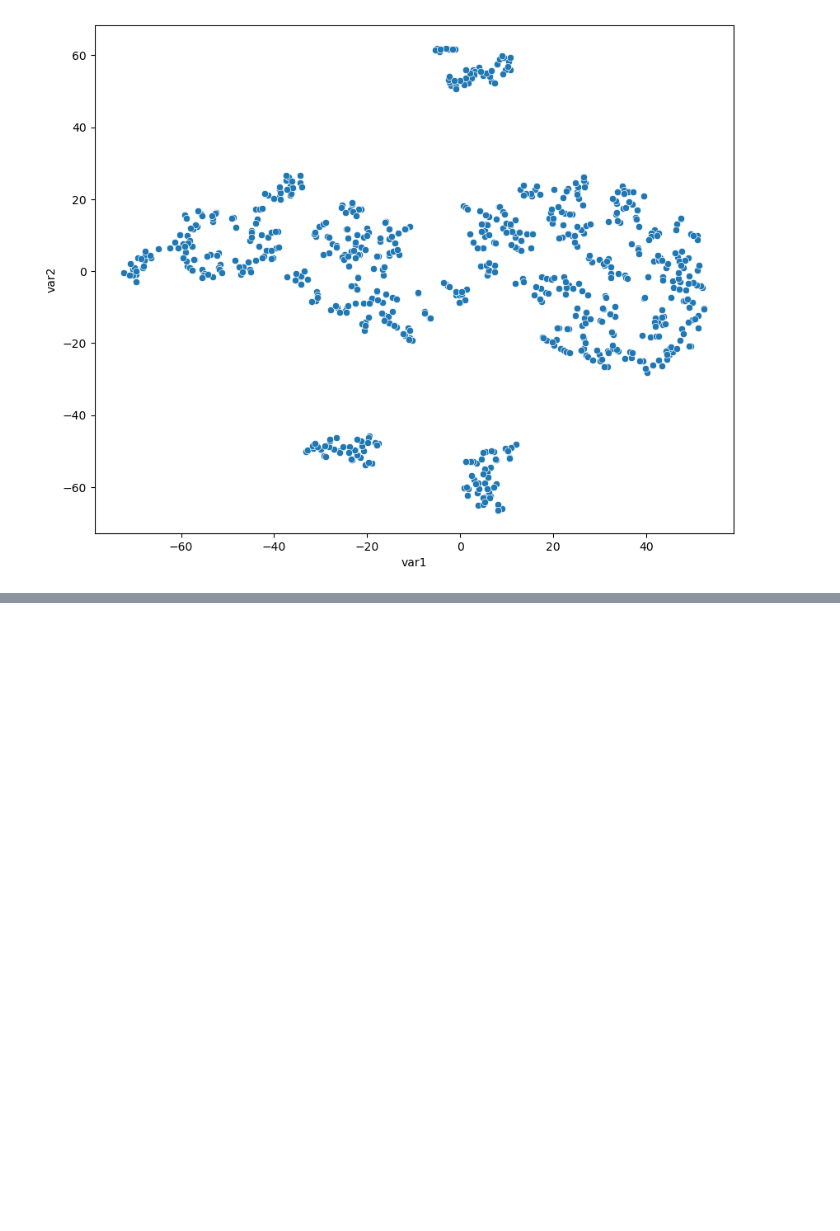
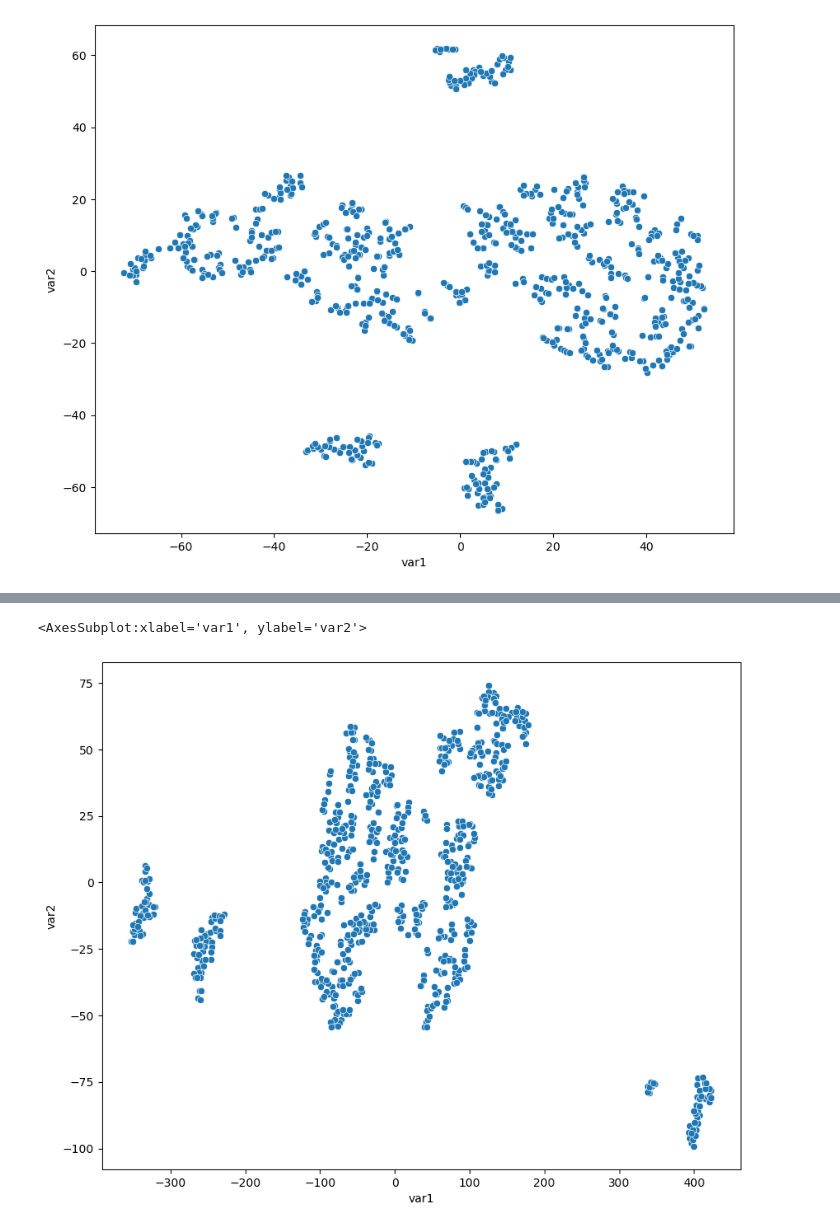
Before and after one commit to tirtharajdash/t-SNE-GenEx-Tutorial, a Jupyter notebook: t-SNE-GenEx.ipynb, the cells around one changed output, grey strips where cells are left out. Cells and saved outputs as stored; diff of their text form; code cells hidden in the pictures; blank space fills up the shorter version.

```diff
--- a/t-SNE-GenEx.ipynb
+++ b/t-SNE-GenEx.ipynb
@@ -100,0 +103,15 @@ sns.scatterplot(
+# %%
+#t-SNE and see how much time it takes
+time_start = time.time()
+
+tsne = TSNE(n_components=2,
+            init='pca',
+            verbose=2,
+            perplexity=10,
+            n_iter=1000,
+            learning_rate='auto',
+            random_state=0)
+
+tsne_results = tsne.fit_transform(df_t)
+
+print(f't-SNE done! Time elapsed: {time.time()-time_start} seconds.')
@@ -100,0 +142,17 @@ sns.scatterplot(
+# %%
+#visualise the result in low-dimension (2-dim)
+tsne_embedding = pd.DataFrame()
+tsne_embedding['var1'] = tsne_results[:,0]
+tsne_embedding['var2'] = tsne_results[:,1]
+
+plt.figure(figsize=(10,8))
+sns.scatterplot(
+    x="var1", y="var2",
+    palette=sns.color_palette("hls", 10),
+    data=tsne_embedding,
+    legend="full",
+    alpha=1
+)
+# %% [output]
+<AxesSubplot:xlabel='var1', ylabel='var2'>
+[figure, added]
```
Also changed, not shown: parts of 7 cells of this notebook, 1 other file.
